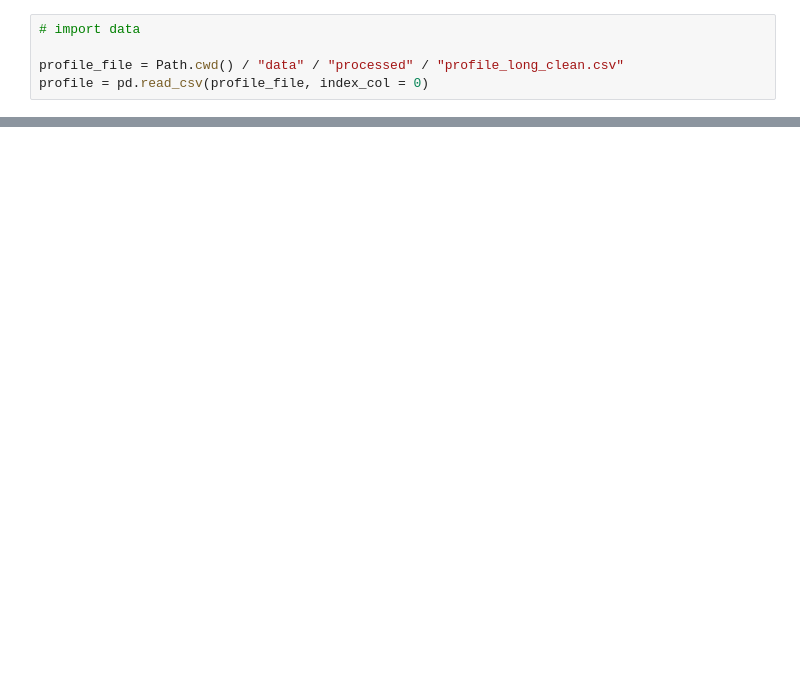
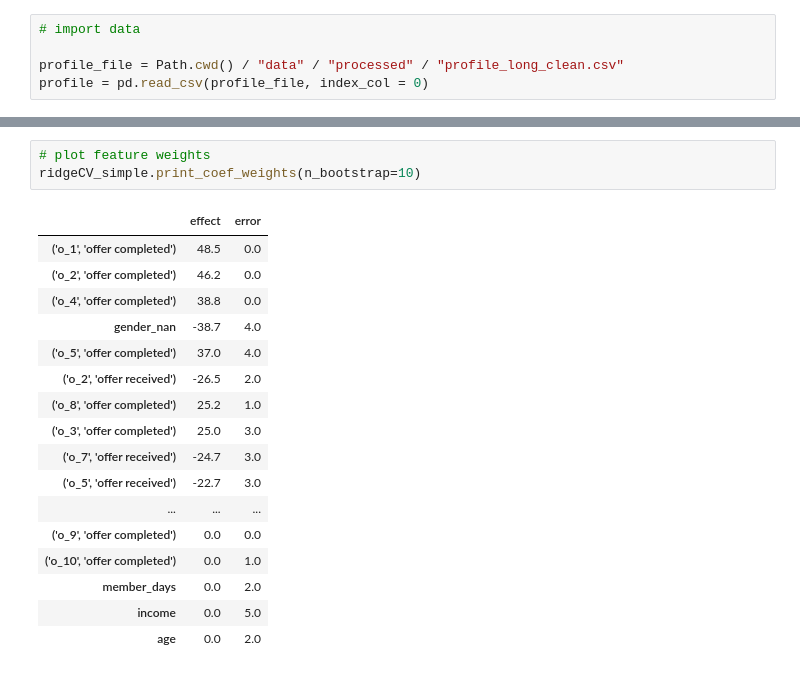
Before and after one commit to rbuerki/segmentation-challenge-starbucks, a Jupyter notebook: 3-regression.ipynb, the cells around one changed output, grey strips where cells are left out. Saved outputs shown, nothing was run; the diff lists cells and outputs as text; blank space fills up the shorter version.

```diff
--- a/3-regression.ipynb
+++ b/3-regression.ipynb
@@ -195,0 +133,21 @@ Name: promo_count, dtype: int64
+# %%
+# plot feature weights
+ridgeCV_simple.print_coef_weights(n_bootstrap=10)
+# %% [output]
+|  | effect | error |
+| ('o_1', 'offer completed') | 48.5 | 0.0 |
+| ('o_2', 'offer completed') | 46.2 | 0.0 |
+| ('o_4', 'offer completed') | 38.8 | 0.0 |
+| gender_nan | -38.7 | 4.0 |
+| ('o_5', 'offer completed') | 37.0 | 4.0 |
+| ('o_2', 'offer received') | -26.5 | 2.0 |
+| ('o_8', 'offer completed') | 25.2 | 1.0 |
+| ('o_3', 'offer completed') | 25.0 | 3.0 |
+| ('o_7', 'offer received') | -24.7 | 3.0 |
+| ('o_5', 'offer received') | -22.7 | 3.0 |
+| ... | ... | ... |
+| ('o_9', 'offer completed') | 0.0 | 0.0 |
+| ('o_10', 'offer completed') | 0.0 | 1.0 |
+| member_days | 0.0 | 2.0 |
+| income | 0.0 | 5.0 |
+| age | 0.0 | 2.0 |
```
Also changed, not shown: parts of 28 cells of this notebook.
